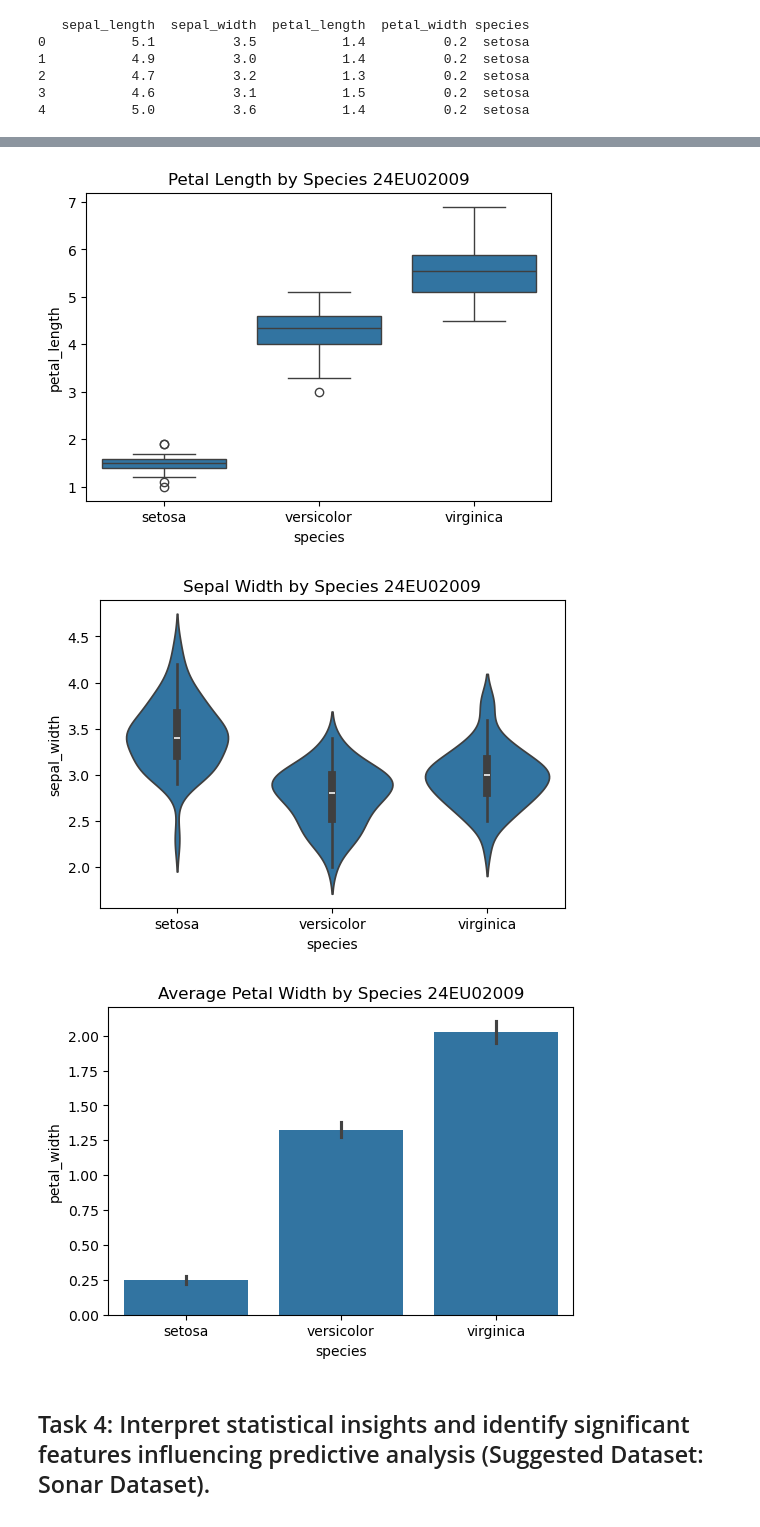
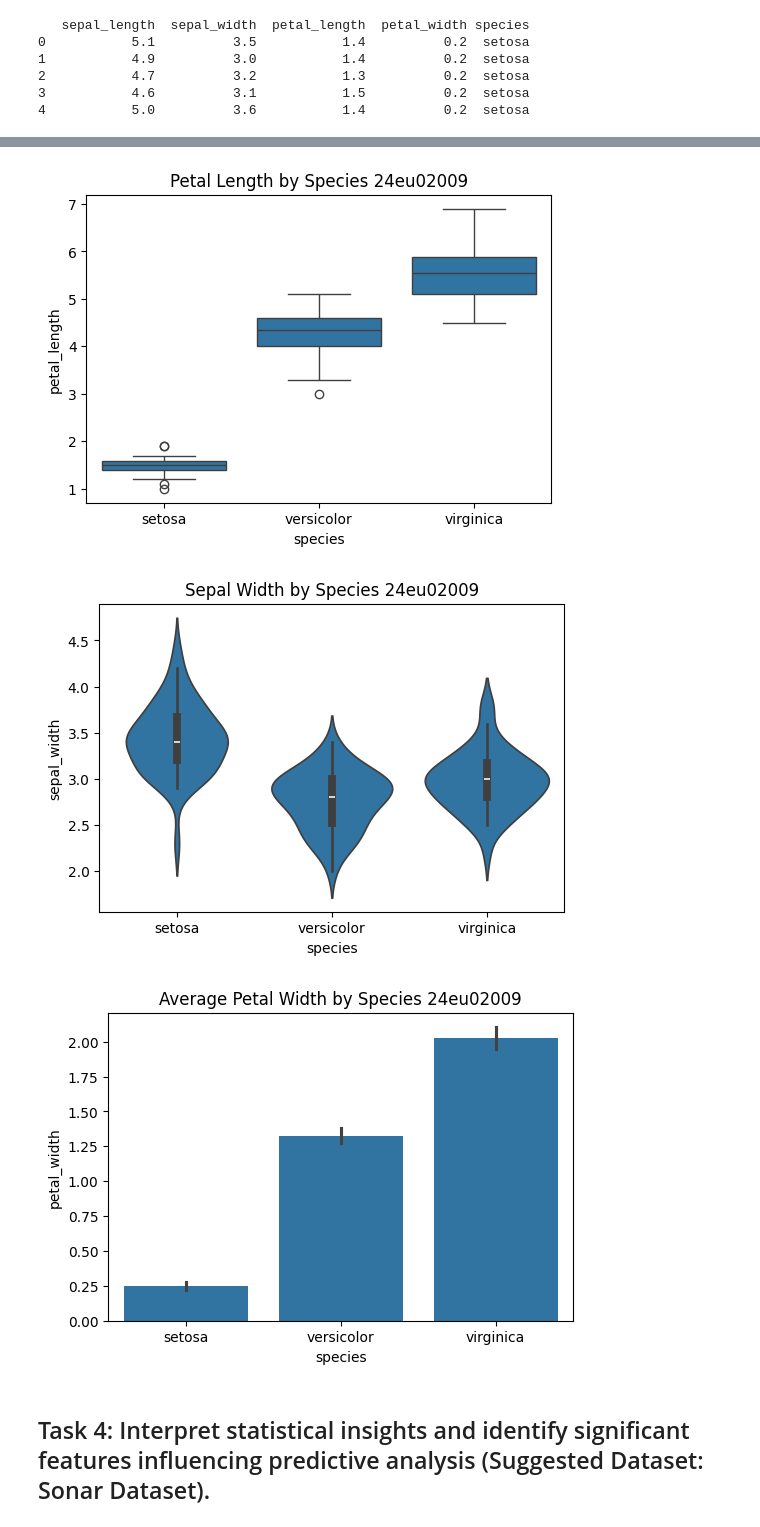
Before and after one commit to chalavaditrisha/ML-, a Jupyter notebook: Exp1.ipynb, the cells around one changed output, grey strips where cells are left out. Saved outputs shown, nothing was run; the diff lists cells and outputs as text; code cells hidden in the pictures.

```diff
--- a/Exp1.ipynb
+++ b/Exp1.ipynb
@@ -503,33 +504,38 @@ print(df.head())
 3           4.6          3.1           1.5          0.2  setosa
 4           5.0          3.6           1.4          0.2  setosa
 # %%
+import matplotlib.pyplot as plt
+import seaborn as sns
+
+df = sns.load_dataset("iris")
+
 # Histogram
 plt.figure(figsize=(6,4))
 sns.histplot(df["sepal_length"], bins=15, kde=True)
-plt.title("Histogram of Sepal Length 24EU02009")
+plt.title("Histogram of Sepal Length 24eu02009")
 plt.show()
 
 # Count Plot
 plt.figure(figsize=(6,4))
 sns.countplot(x="species", data=df)
-plt.title("Species Count 24EU02009")
+plt.title("Species Count 24eu02009")
 plt.show()
 
 # Box Plot
 plt.figure(figsize=(6,4))
 sns.boxplot(y="petal_length", data=df)
-plt.title("Box Plot of Petal Length 24EU02009")
+plt.title("Box Plot of Petal Length 24eu02009")
 plt.show()
 
 # Violin Plot
 plt.figure(figsize=(6,4))
 sns.violinplot(y="petal_width", data=df)
-plt.title("Violin Plot of Petal Width 24EU02009")
+plt.title("Violin Plot of Petal Width 24eu02009")
 plt.show()
 
 # Density Plot
 plt.figure(figsize=(6,4))
 sns.kdeplot(df["sepal_width"], fill=True)
-plt.title("Density Plot of Sepal Width 24EU02009")
+plt.title("Density Plot of Sepal Width 24eu02009")
 plt.show()
 # %% [output]
@@ -543,7 +549,7 @@ plt.show()
 plt.figure(figsize=(6,4))
 sns.scatterplot(x="sepal_length", y="petal_length",
                 hue="species", data=df)
-plt.title("Sepal Length vs Petal Length 24EU02009")
+plt.title("Sepal Length vs Petal Length 24eu02009")
 plt.show()
 
 # Pair Plot
@@ -555,24 +561,24 @@ plt.figure(figsize=(7,5))
 sns.heatmap(df.corr(numeric_only=True),
             annot=True,
             cmap="coolwarm")
-plt.title("Correlation Heatmap 24EU02009")
+plt.title("Correlation Heatmap 24eu02009")
 plt.show()
 
 # Box Plot by Species
 plt.figure(figsize=(6,4))
 sns.boxplot(x="species", y="petal_length", data=df)
-plt.title("Petal Length by Species 24EU02009")
+plt.title("Petal Length by Species 24eu02009")
 plt.show()
 
 # Violin Plot by Species
 plt.figure(figsize=(6,4))
 sns.violinplot(x="species", y="sepal_width", data=df)
-plt.title("Sepal Width by Species 24EU02009")
+plt.title("Sepal Width by Species 24eu02009")
 plt.show()
 
 # Bar Plot
 plt.figure(figsize=(6,4))
 sns.barplot(x="species", y="petal_width", data=df)
-plt.title("Average Petal Width by Species 24EU02009")
+plt.title("Average Petal Width by Species 24eu02009")
 plt.show()
 # %% [output]
@@ -582,6 +588,6 @@ plt.show()
-[figure, old version]
+[figure, new version]
-[figure, old version]
+[figure, new version]
-[figure, old version]
+[figure, new version]
 # %% [markdown]
 ## Task 4: Interpret statistical insights and identify significant features influencing predictive analysis (Suggested Dataset: Sonar Dataset).
 # %%
```
Also changed, not shown: parts of 5 cells of this notebook.
